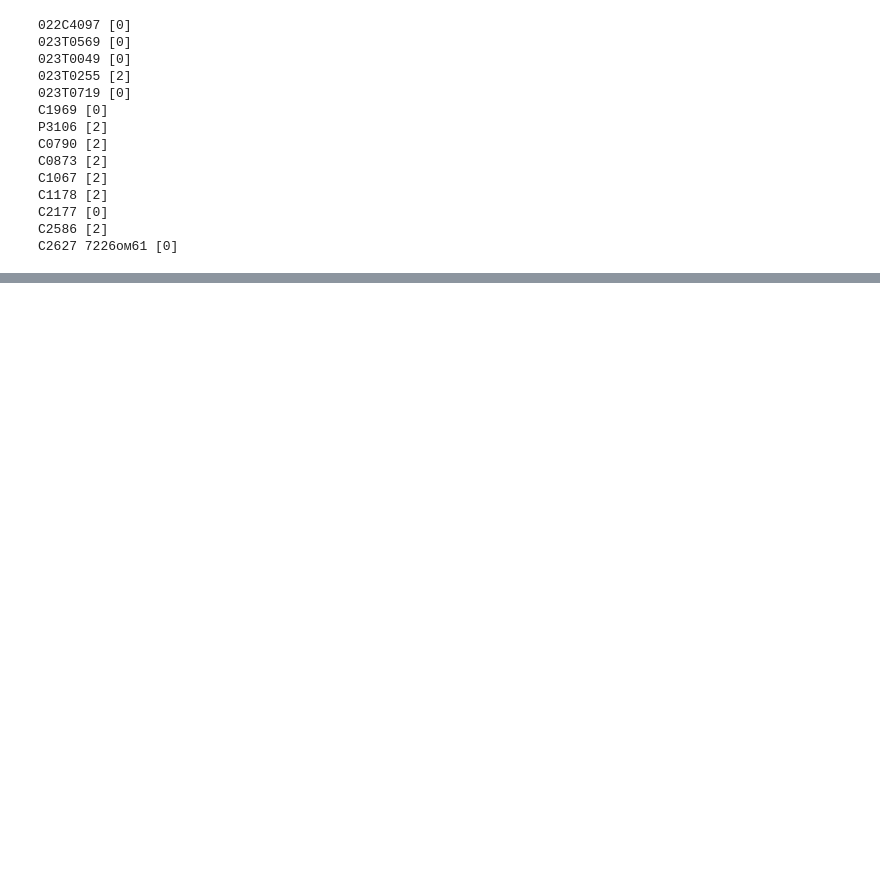
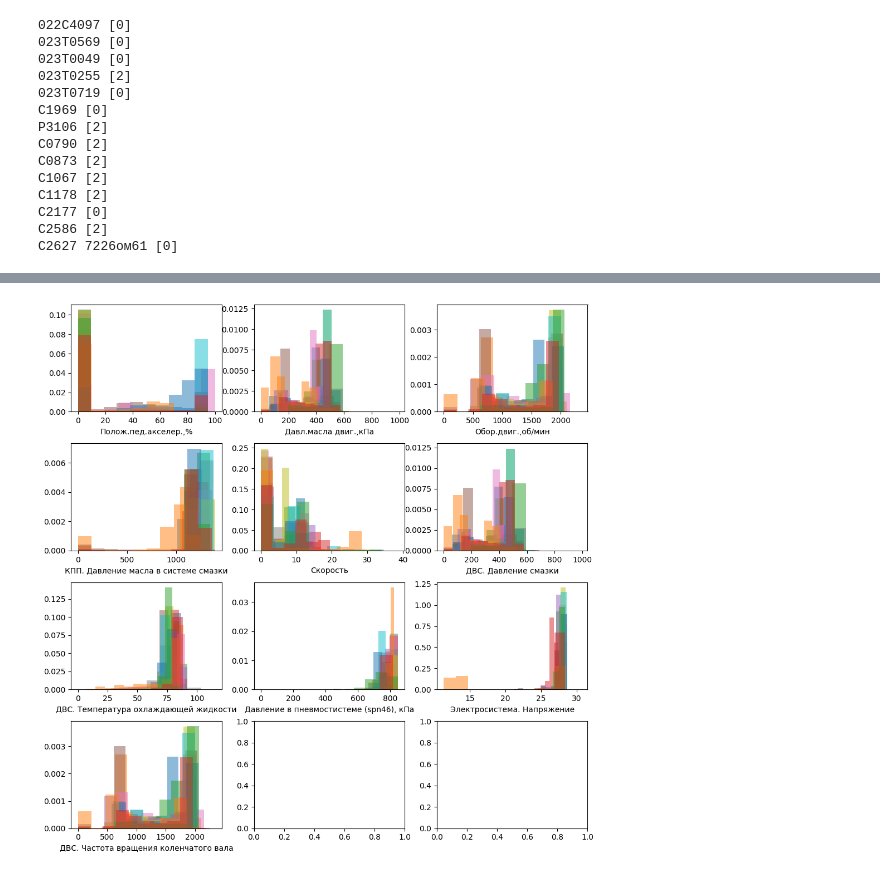
Before and after one commit to Felecort/tractor_forecasting_Hackathon, a Jupyter notebook: EDA/3_megre_and_handle.ipynb, the cells around one changed output, grey strips where cells are left out. Drawn from its saved outputs; the diff is of its cells as text; code cells hidden in the pictures; blank space fills up the shorter version.

```diff
--- a/EDA/3_megre_and_handle.ipynb
+++ b/EDA/3_megre_and_handle.ipynb
@@ -173,2 +158,0 @@ for i, num_col in enumerate(numeric_cols):
-# %%
-data.sort_values("Дата и время", inplace=True, ignore_index=True)
@@ -178,0 +159,16 @@ data["Дата и время"].nunique() ,data.shape
+# %%
+fig, axis = plt.subplots(nrows=4, ncols=3, figsize=(10,10))
+fig.tight_layout(h_pad=2)
+
+for i, num_col in enumerate(numeric_cols):
+    row = i // 3
+    col = i % 3
+    for tractor in data["tractor_type"].unique():
+        tractor_data = data.loc[data["tractor_type"] == tractor]
+        df = tractor_data[num_col]
+        axis[row][col].hist(df, alpha=0.5, label=tractor, density=True)
+    # for tractor in data["tractor_type"].unique():
+    #     df = data[data["tractor_type"] == tractor].loc[data["target"] == 0, num_col]
+    axis[row][col].set_xlabel(num_col);
+# %% [output]
+[figure, added]
```
Also changed, not shown: parts of 10 cells of this notebook, 1 other file.
